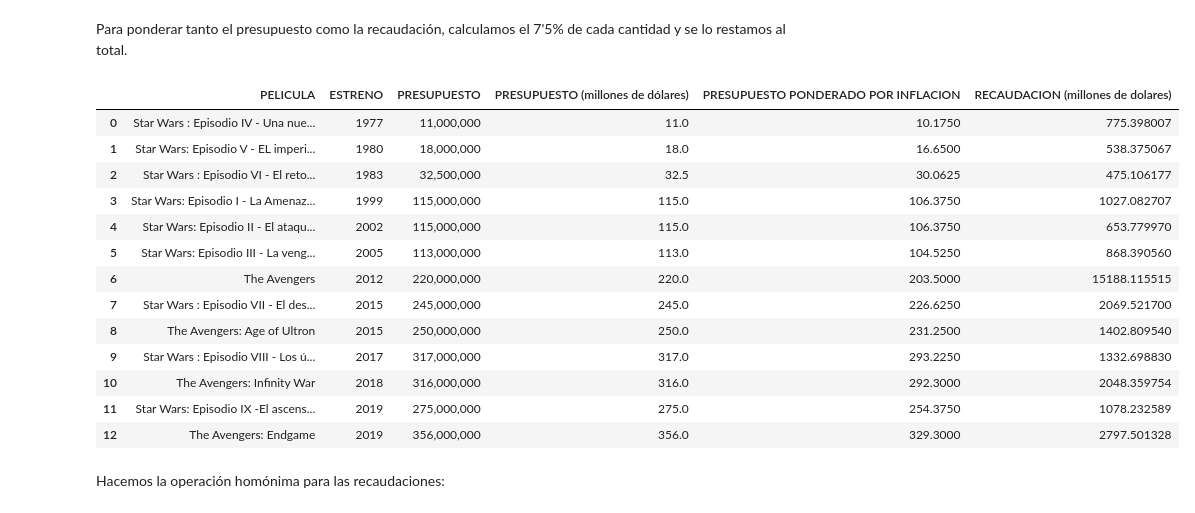
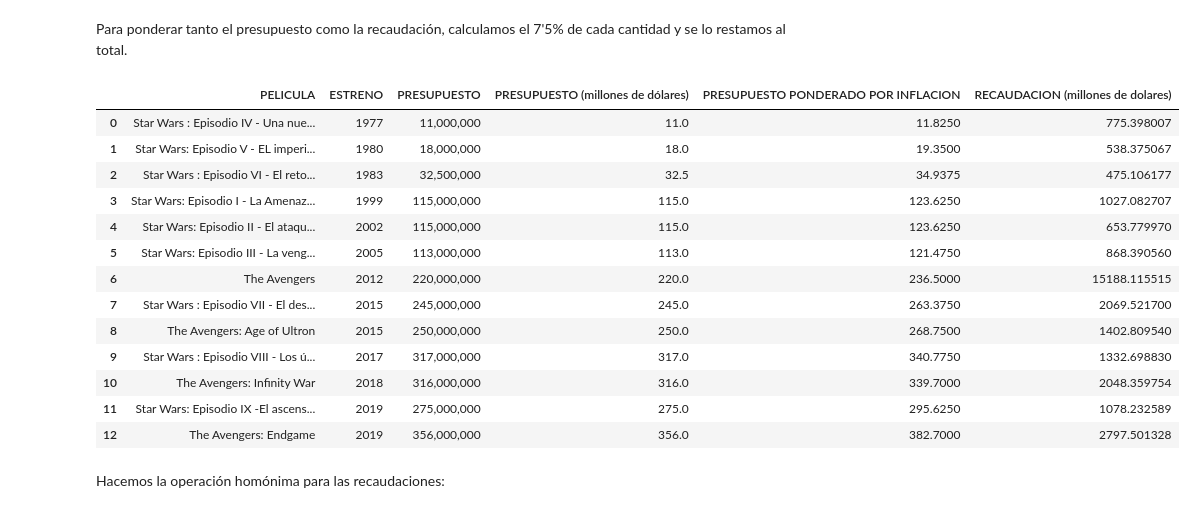
Before and after one commit to AferriDaniel/sw_vs_avengers, a Jupyter notebook: Analisis.ipynb, the cells around one changed output. Cells and saved outputs as stored; diff of their text form; code cells hidden in the pictures.

Commit message:
Cambiar la operación de ponderacion por inflacion

```diff
--- a/Analisis.ipynb
+++ b/Analisis.ipynb
@@ -113,4 +113,5 @@ Para el siguiente punto deberé de realizar una investigación y averiguar cuál
 # %% [markdown]
 la última cifra de la inflación disponible para EEUU (que usa el dólar) es del 7'5% (Enero de 2022)
 # %%
-inflacion = 7.5/100
+inflacion = 1+7.5/100
+inflacion
@@ -141,23 +144,23 @@ raw_data
 # %% [markdown]
 Para ponderar tanto el presupuesto como la recaudación, calculamos el 7'5% de cada cantidad y se lo restamos al total.
 # %%
-raw_data.insert(4,'PRESUPUESTO PONDERADO POR INFLACION',raw_data['PRESUPUESTO (millones de dólares)'].apply(lambda x: x-x*inflacion))
+raw_data.insert(4,'PRESUPUESTO PONDERADO POR INFLACION',raw_data['PRESUPUESTO (millones de dólares)'].apply(lambda x: x*inflacion))
 raw_data
 # %% [output]
 |  | PELICULA | ESTRENO | PRESUPUESTO | PRESUPUESTO (millones de dólares) | PRESUPUESTO PONDERADO POR INFLACION | RECAUDACION (millones de dolares) |
-| 0 | Star Wars : Episodio IV - Una nue... | 1977 | 11,000,000 | 11.0 | 10.1750 | 775.398007 |
-| 1 | Star Wars: Episodio V - EL imperi... | 1980 | 18,000,000 | 18.0 | 16.6500 | 538.375067 |
-| 2 | Star Wars : Episodio VI - El reto... | 1983 | 32,500,000 | 32.5 | 30.0625 | 475.106177 |
-| 3 | Star Wars: Episodio I - La Amenaz... | 1999 | 115,000,000 | 115.0 | 106.3750 | 1027.082707 |
-| 4 | Star Wars: Episodio II - El ataqu... | 2002 | 115,000,000 | 115.0 | 106.3750 | 653.779970 |
-| 5 | Star Wars: Episodio III - La veng... | 2005 | 113,000,000 | 113.0 | 104.5250 | 868.390560 |
-| 6 | The Avengers | 2012 | 220,000,000 | 220.0 | 203.5000 | 15188.115515 |
-| 7 | Star Wars : Episodio VII - El des... | 2015 | 245,000,000 | 245.0 | 226.6250 | 2069.521700 |
-| 8 | The Avengers: Age of Ultron | 2015 | 250,000,000 | 250.0 | 231.2500 | 1402.809540 |
-| 9 | Star Wars : Episodio VIII - Los ú... | 2017 | 317,000,000 | 317.0 | 293.2250 | 1332.698830 |
-| 10 | The Avengers: Infinity War | 2018 | 316,000,000 | 316.0 | 292.3000 | 2048.359754 |
-| 11 | Star Wars: Episodio IX -El ascens... | 2019 | 275,000,000 | 275.0 | 254.3750 | 1078.232589 |
-| 12 | The Avengers: Endgame | 2019 | 356,000,000 | 356.0 | 329.3000 | 2797.501328 |
+| 0 | Star Wars : Episodio IV - Una nue... | 1977 | 11,000,000 | 11.0 | 11.8250 | 775.398007 |
+| 1 | Star Wars: Episodio V - EL imperi... | 1980 | 18,000,000 | 18.0 | 19.3500 | 538.375067 |
+| 2 | Star Wars : Episodio VI - El reto... | 1983 | 32,500,000 | 32.5 | 34.9375 | 475.106177 |
+| 3 | Star Wars: Episodio I - La Amenaz... | 1999 | 115,000,000 | 115.0 | 123.6250 | 1027.082707 |
+| 4 | Star Wars: Episodio II - El ataqu... | 2002 | 115,000,000 | 115.0 | 123.6250 | 653.779970 |
+| 5 | Star Wars: Episodio III - La veng... | 2005 | 113,000,000 | 113.0 | 121.4750 | 868.390560 |
+| 6 | The Avengers | 2012 | 220,000,000 | 220.0 | 236.5000 | 15188.115515 |
+| 7 | Star Wars : Episodio VII - El des... | 2015 | 245,000,000 | 245.0 | 263.3750 | 2069.521700 |
+| 8 | The Avengers: Age of Ultron | 2015 | 250,000,000 | 250.0 | 268.7500 | 1402.809540 |
+| 9 | Star Wars : Episodio VIII - Los ú... | 2017 | 317,000,000 | 317.0 | 340.7750 | 1332.698830 |
+| 10 | The Avengers: Infinity War | 2018 | 316,000,000 | 316.0 | 339.7000 | 2048.359754 |
+| 11 | Star Wars: Episodio IX -El ascens... | 2019 | 275,000,000 | 275.0 | 295.6250 | 1078.232589 |
+| 12 | The Avengers: Endgame | 2019 | 356,000,000 | 356.0 | 382.7000 | 2797.501328 |
 # %% [markdown]
 Hacemos la operación homónima para las recaudaciones:
 # %%
```
Also changed, not shown: parts of 12 cells of this notebook.
